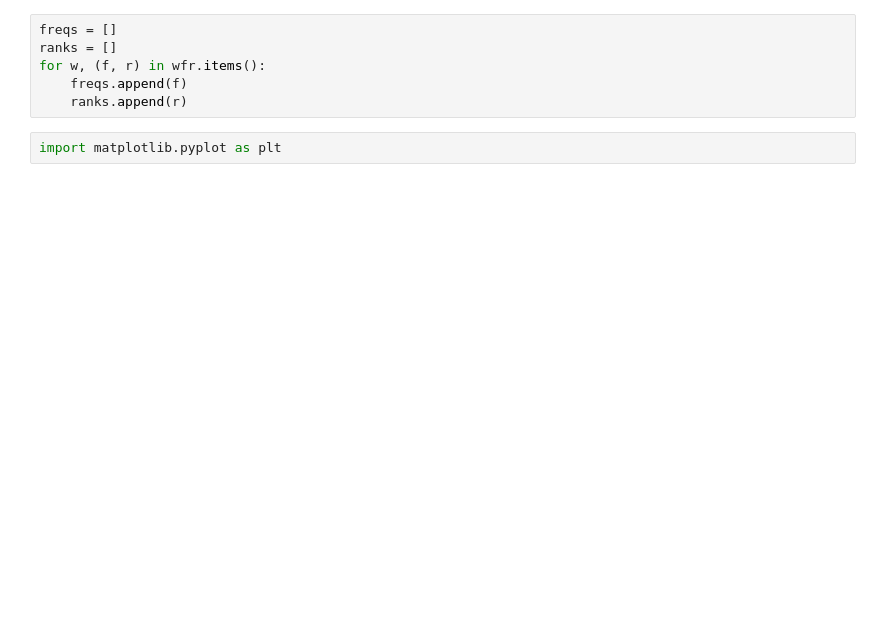
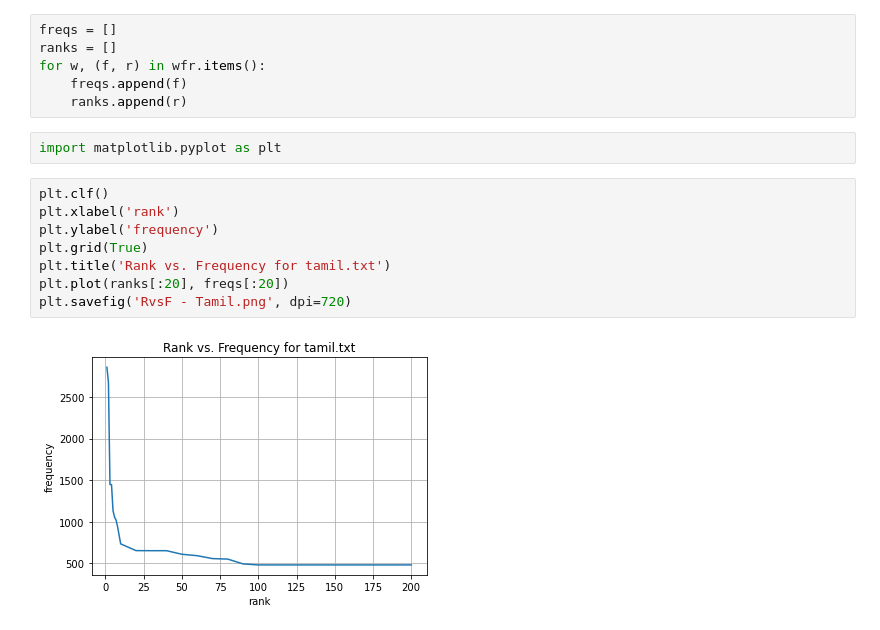
Before and after one commit to tsj1992/CS5616-NLP-A1, a Jupyter notebook: CS5616 - NLP - A1 - freq calculation - TAMIL.ipynb, the cells around one changed output. Drawn from its saved outputs; the diff is of its cells as text; blank space fills up the shorter version.

```diff
--- a/CS5616 - NLP - A1 - freq calculation - TAMIL.ipynb
+++ b/CS5616 - NLP - A1 - freq calculation - TAMIL.ipynb
@@ -142,4 +210,14 @@ for w, (f, r) in wfr.items():
     ranks.append(r)
 # %%
 import matplotlib.pyplot as plt
+# %%
+plt.clf()
+plt.xlabel('rank')
+plt.ylabel('frequency')
+plt.grid(True)
+plt.title('Rank vs. Frequency for tamil.txt')
+plt.plot(ranks[:20], freqs[:20])
+plt.savefig('RvsF - Tamil.png', dpi=720)
+# %% [output]
+[figure, added]
 # %%
```
Also changed, not shown: parts of 6 cells of this notebook, 5 other files.
